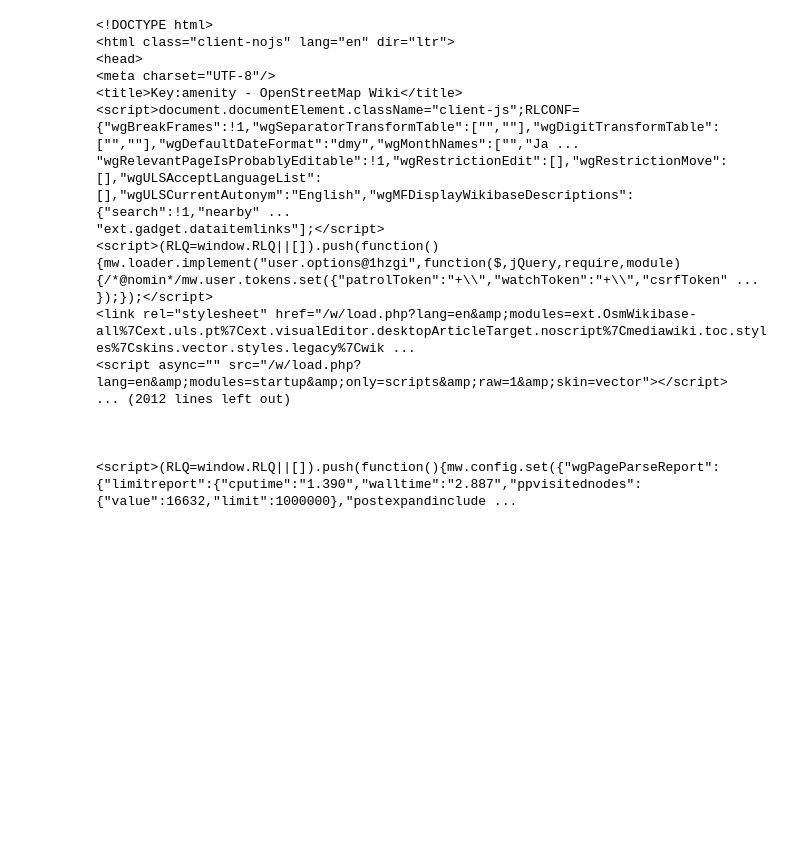
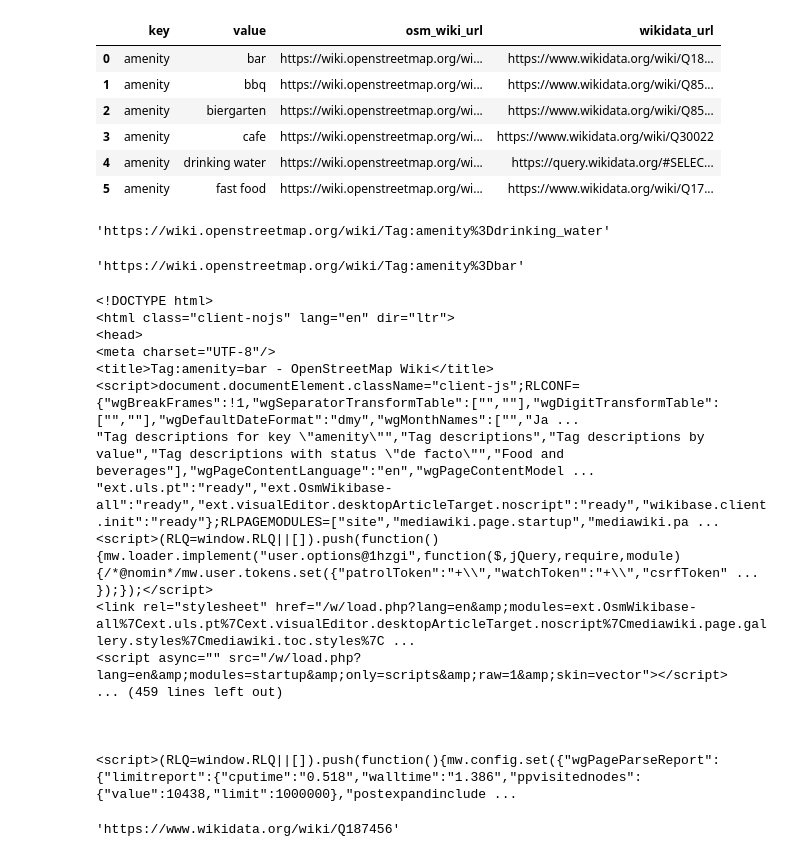
Before and after one commit to thagorx/spatial_semantics, a Jupyter notebook: cluster_pure_osm_groups.ipynb, the cells around one changed output. Saved outputs shown, nothing was run; the diff lists cells and outputs as text; code cells hidden in the pictures; blank space fills up the shorter version.

Commit message:
I can now get wikidata urls for osm features

```diff
--- a/cluster_pure_osm_groups.ipynb
+++ b/cluster_pure_osm_groups.ipynb
@@ -4,2 +4,0 @@ import requests
-# %%
-response = requests.get('https://wiki.openstreetmap.org/wiki/Key:amenity')
@@ -6,3 +49,25 @@ response = requests.get('https://wiki.openstreetmap.org/wiki/Key:amenity')
+# %%
+kv_df = generated_spatial_features_dataframe('./osm_groups.txt')
+# %%
+small_df = kv_df.loc[:5].copy()
+# %%
+small_df['wikidata_url'] = small_df['osm_wiki_url'].apply(get_wikidata)
+# %% [output]
+|  | key | value | osm_wiki_url | wikidata_url |
+| 0 | amenity | bar | https://wiki.openstreetmap.org/wi... | https://www.wikidata.org/wiki/Q18... |
+| 1 | amenity | bbq | https://wiki.openstreetmap.org/wi... | https://www.wikidata.org/wiki/Q85... |
+| 2 | amenity | biergarten | https://wiki.openstreetmap.org/wi... | https://www.wikidata.org/wiki/Q85... |
+| 3 | amenity | cafe | https://wiki.openstreetmap.org/wi... | https://www.wikidata.org/wiki/Q30022 |
+| 4 | amenity | drinking water | https://wiki.openstreetmap.org/wi... | https://query.wikidata.org/#SELEC... |
+| 5 | amenity | fast food | https://wiki.openstreetmap.org/wi... | https://www.wikidata.org/wiki/Q17... |
+# %%
+small_df.loc[4]['osm_wiki_url']
+# %% [output]
+'https://wiki.openstreetmap.org/wiki/Tag:amenity%3Ddrinking_water'
+# %%
+small_df.loc[0]['osm_wiki_url']
+# %% [output]
+'https://wiki.openstreetmap.org/wiki/Tag:amenity%3Dbar'
 # %%
 print(response.text)
 # %% [output]
@@ -10,16 +75,16 @@ print(response.text)
 <html class="client-nojs" lang="en" dir="ltr">
 <head>
 <meta charset="UTF-8"/>
-<title>Key:amenity - OpenStreetMap Wiki</title>
+<title>Tag:amenity=bar - OpenStreetMap Wiki</title>
 <script>document.documentElement.className="client-js";RLCONF={"wgBreakFrames":!1,"wgSeparatorTransformTable":["",""],"wgDigitTransformTable":["",""],"wgDefaultDateFormat":"dmy","wgMonthNames":["","Ja ...
-"wgRelevantPageIsProbablyEditable":!1,"wgRestrictionEdit":[],"wgRestrictionMove":[],"wgULSAcceptLanguageList":[],"wgULSCurrentAutonym":"English","wgMFDisplayWikibaseDescriptions":{"search":!1,"nearby" ...
-"ext.gadget.dataitemlinks"];</script>
+"Tag descriptions for key \"amenity\"","Tag descriptions","Tag descriptions by value","Tag descriptions with status \"de facto\"","Food and beverages"],"wgPageContentLanguage":"en","wgPageContentModel ...
+"ext.uls.pt":"ready","ext.OsmWikibase-all":"ready","ext.visualEditor.desktopArticleTarget.noscript":"ready","wikibase.client.init":"ready"};RLPAGEMODULES=["site","mediawiki.page.startup","mediawiki.pa ...
 <script>(RLQ=window.RLQ||[]).push(function(){mw.loader.implement("user.options@1hzgi",function($,jQuery,require,module){/*@nomin*/mw.user.tokens.set({"patrolToken":"+\\","watchToken":"+\\","csrfToken" ...
 });});</script>
-<link rel="stylesheet" href="/w/load.php?lang=en&amp;modules=ext.OsmWikibase-all%7Cext.uls.pt%7Cext.visualEditor.desktopArticleTarget.noscript%7Cmediawiki.toc.styles%7Cskins.vector.styles.legacy%7Cwik ...
+<link rel="stylesheet" href="/w/load.php?lang=en&amp;modules=ext.OsmWikibase-all%7Cext.uls.pt%7Cext.visualEditor.desktopArticleTarget.noscript%7Cmediawiki.page.gallery.styles%7Cmediawiki.toc.styles%7C ...
 <script async="" src="/w/load.php?lang=en&amp;modules=startup&amp;only=scripts&amp;raw=1&amp;skin=vector"></script>
-... (2012 lines left out)
+... (459 lines left out)
 
 
 
-<script>(RLQ=window.RLQ||[]).push(function(){mw.config.set({"wgPageParseReport":{"limitreport":{"cputime":"1.390","walltime":"2.887","ppvisitednodes":{"value":16632,"limit":1000000},"postexpandinclude ...
+<script>(RLQ=window.RLQ||[]).push(function(){mw.config.set({"wgPageParseReport":{"limitreport":{"cputime":"0.518","walltime":"1.386","ppvisitednodes":{"value":10438,"limit":1000000},"postexpandinclude ...
@@ -28 +91,7 @@ soup = BeautifulSoup(response.text, 'html.parser')
+# %%
+# soup.find(id="link3")
+# <a class="sister" href="http://example.com/tillie" id="link3">Tillie</a>
+soup.find('tr', {'class' : 'd_wikidata content'}).a['href']
+# %% [output]
+'https://www.wikidata.org/wiki/Q187456'
 # %%
```
Also changed, not shown: parts of 5 cells of this notebook.
